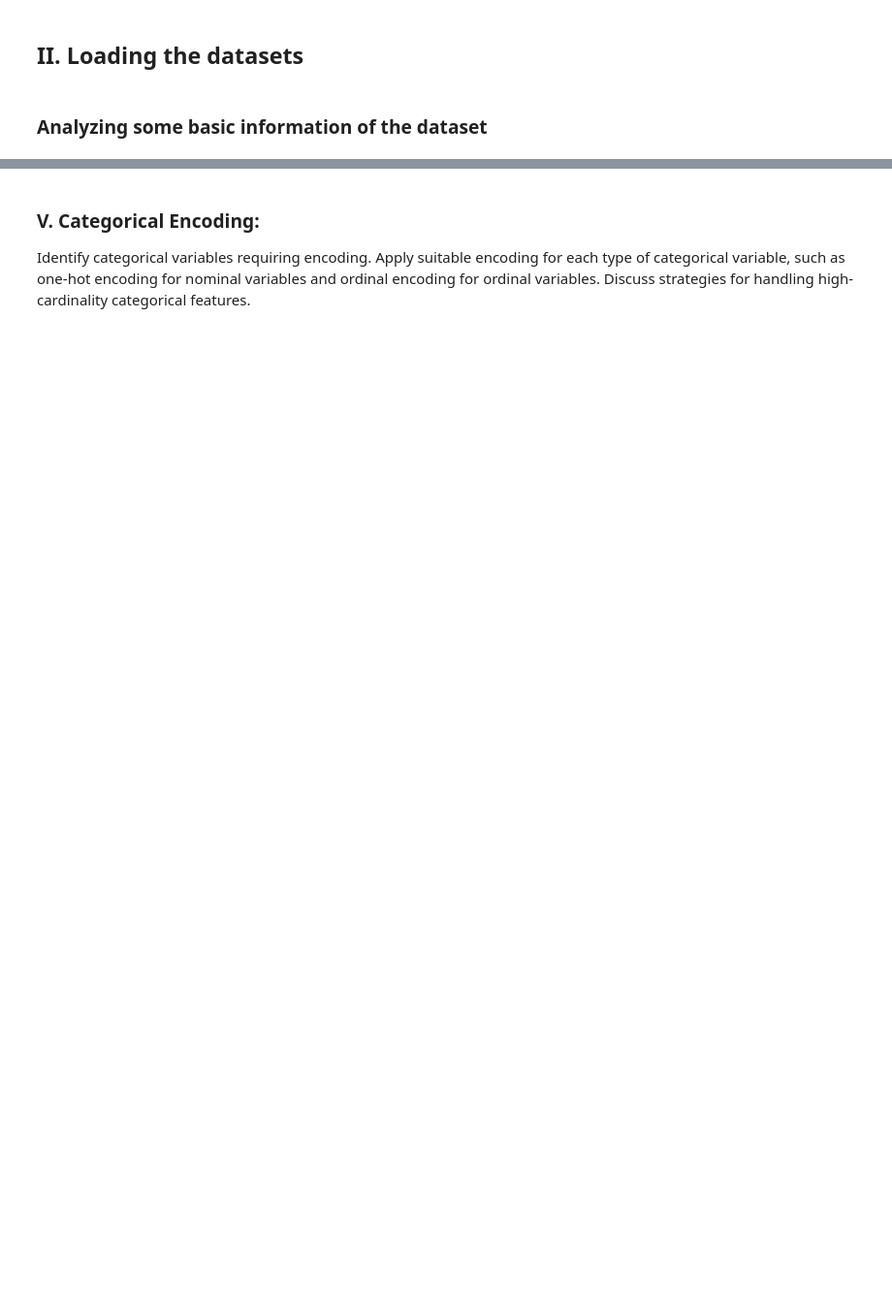
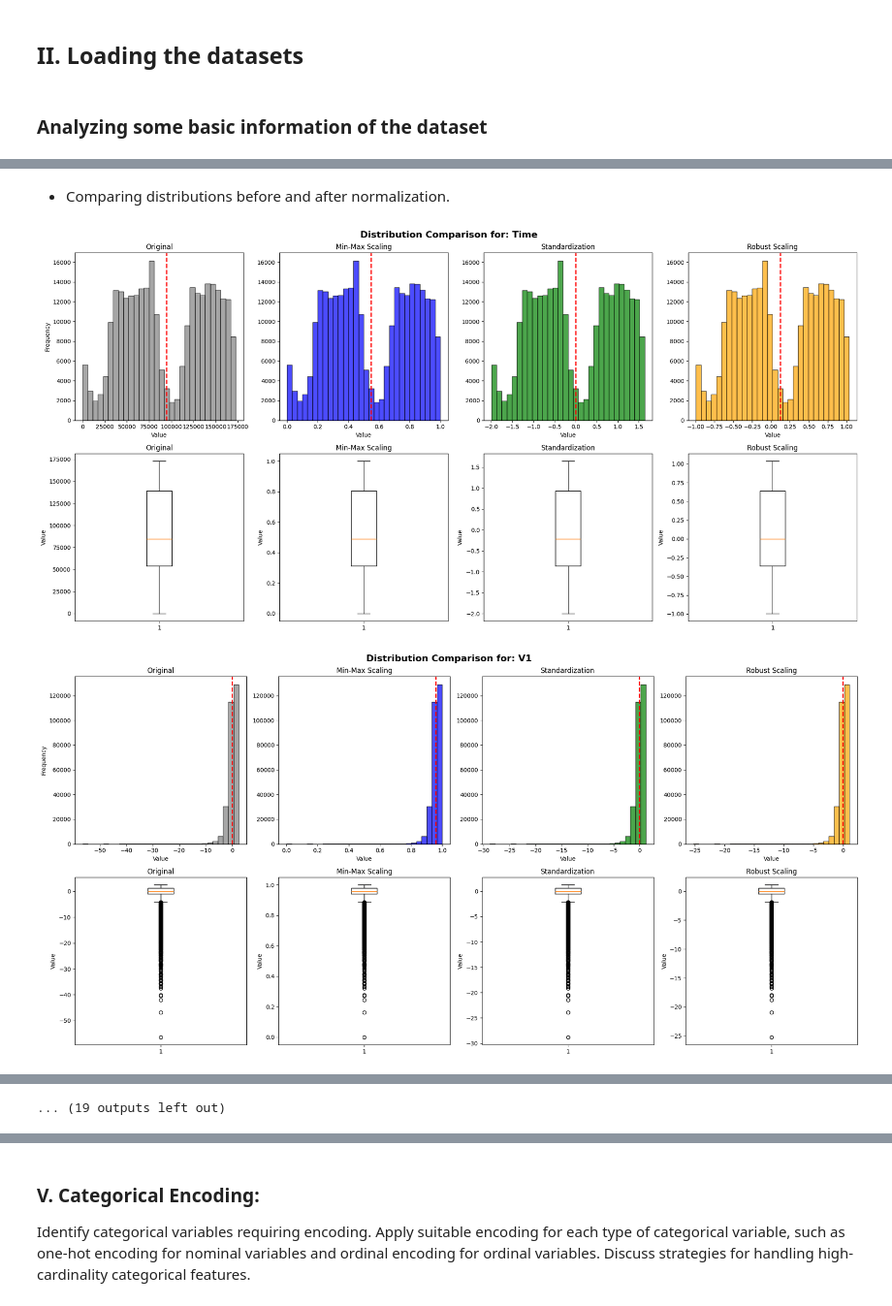
Before and after one commit to AnhTtis/Preprocessing_Methods, a Jupyter notebook: notebooks/02_tabular_preprocessing.ipynb, the cells around one changed output, grey strips where cells are left out. Shown at 97% size. Drawn from its saved outputs; the diff is of its cells as text; code cells hidden in the pictures; blank space fills up the shorter version.

```diff
--- a/notebooks/02_tabular_preprocessing.ipynb
+++ b/notebooks/02_tabular_preprocessing.ipynb
@@ -59,7 +88,7 @@ This file contains the **testing dataset**, which is separated from the training
 # %% [markdown]
 ## II. Loading the datasets
 # %%
-data = pd.read_csv(os.path.join(destination, "fraudTrain.csv"))
+data = pd.read_csv(os.path.join(destination, "creditcard.csv"))
 # %% [markdown]
 ### Analyzing some basic information of the dataset
 # %%
@@ -131,0 +203,15 @@ Apply Min-Max scaling, standardization (Z-score normalization), and robust scali
+# %%
+# Create copies for different normalization techniques
+data_minmax = data.copy()
+data_standard = data.copy()
+data_robust = data.copy()
+
+# Initialize scalers
+minmax_scaler = MinMaxScaler()
+standard_scaler = StandardScaler()
+robust_scaler = RobustScaler()
+
+
+data_minmax[numerical_cols] = minmax_scaler.fit_transform(data[numerical_cols])
+data_standard[numerical_cols] = standard_scaler.fit_transform(data[numerical_cols])
+data_robust[numerical_cols] = robust_scaler.fit_transform(data[numerical_cols])
@@ -131,0 +267,57 @@ Apply Min-Max scaling, standardization (Z-score normalization), and robust scali
+# %% [markdown]
+- Comparing distributions before and after normalization.
+# %%
+
+# Visualize distributions before and after normalization
+for col in numerical_cols:  # Limit to first 3 columns
+    fig, axes = plt.subplots(2, 4, figsize=(20, 10))
+    fig.suptitle(f'Distribution Comparison for: {col}', fontsize=16, fontweight='bold')
+
+    # Row 1: Histograms
+    # Original
+    axes[0, 0].hist(data[col], bins=30, color='gray', edgecolor='black', alpha=0.7)
+    axes[0, 0].set_title('Original')
+    axes[0, 0].set_xlabel('Value')
+    axes[0, 0].set_ylabel('Frequency')
+    axes[0, 0].axvline(data[col].mean(), color='red', linestyle='--', linewidth=2)
+
+    # Min-Max
+    axes[0, 1].hist(data_minmax[col], bins=30, color='blue', edgecolor='black', alpha=0.7)
+    axes[0, 1].set_title('Min-Max Scaling')
+    axes[0, 1].set_xlabel('Value')
+    axes[0, 1].axvline(data_minmax[col].mean(), color='red', linestyle='--', linewidth=2)
+
+    # Standardization
+    axes[0, 2].hist(data_standard[col], bins=30, color='green', edgecolor='black', alpha=0.7)
+    axes[0, 2].set_title('Standardization')
+    axes[0, 2].set_xlabel('Value')
+    axes[0, 2].axvline(data_standard[col].mean(), color='red', linestyle='--', linewidth=2)
+
+    # Robust
+    axes[0, 3].hist(data_robust[col], bins=30, color='orange', edgecolor='black', alpha=0.7)
+    axes[0, 3].set_title('Robust Scaling')
+    axes[0, 3].set_xlabel('Value')
+    axes[0, 3].axvline(data_robust[col].mean(), color='red', linestyle='--', linewidth=2)
+
+    # Row 2: Box plots
+    axes[1, 0].boxplot(data[col].dropna(), vert=True)
+    axes[1, 0].set_title('Original')
+    axes[1, 0].set_ylabel('Value')
+
+    axes[1, 1].boxplot(data_minmax[col].dropna(), vert=True)
+    axes[1, 1].set_title('Min-Max Scaling')
+    axes[1, 1].set_ylabel('Value')
+
+    axes[1, 2].boxplot(data_standard[col].dropna(), vert=True)
+    axes[1, 2].set_title('Standardization')
+    axes[1, 2].set_ylabel('Value')
+
+    axes[1, 3].boxplot(data_robust[col].dropna(), vert=True)
+    axes[1, 3].set_title('Robust Scaling')
+    axes[1, 3].set_ylabel('Value')
+
+    plt.tight_layout()
+    plt.show()
+# %% [output]
+[figure, added]
+[figure, added]
@@ -131,0 +334 @@ Apply Min-Max scaling, standardization (Z-score normalization), and robust scali
+... (19 outputs left out)
```
Also changed, not shown: parts of 24 cells of this notebook.
